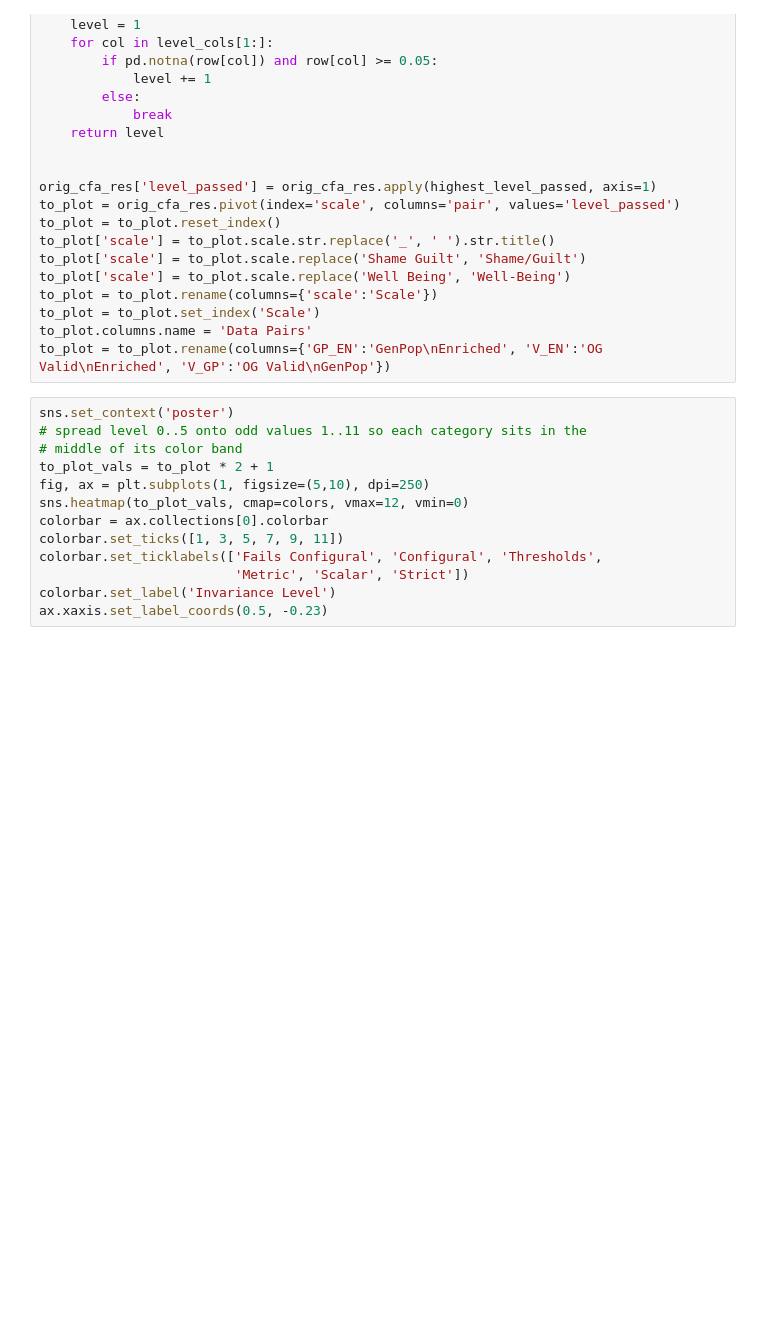
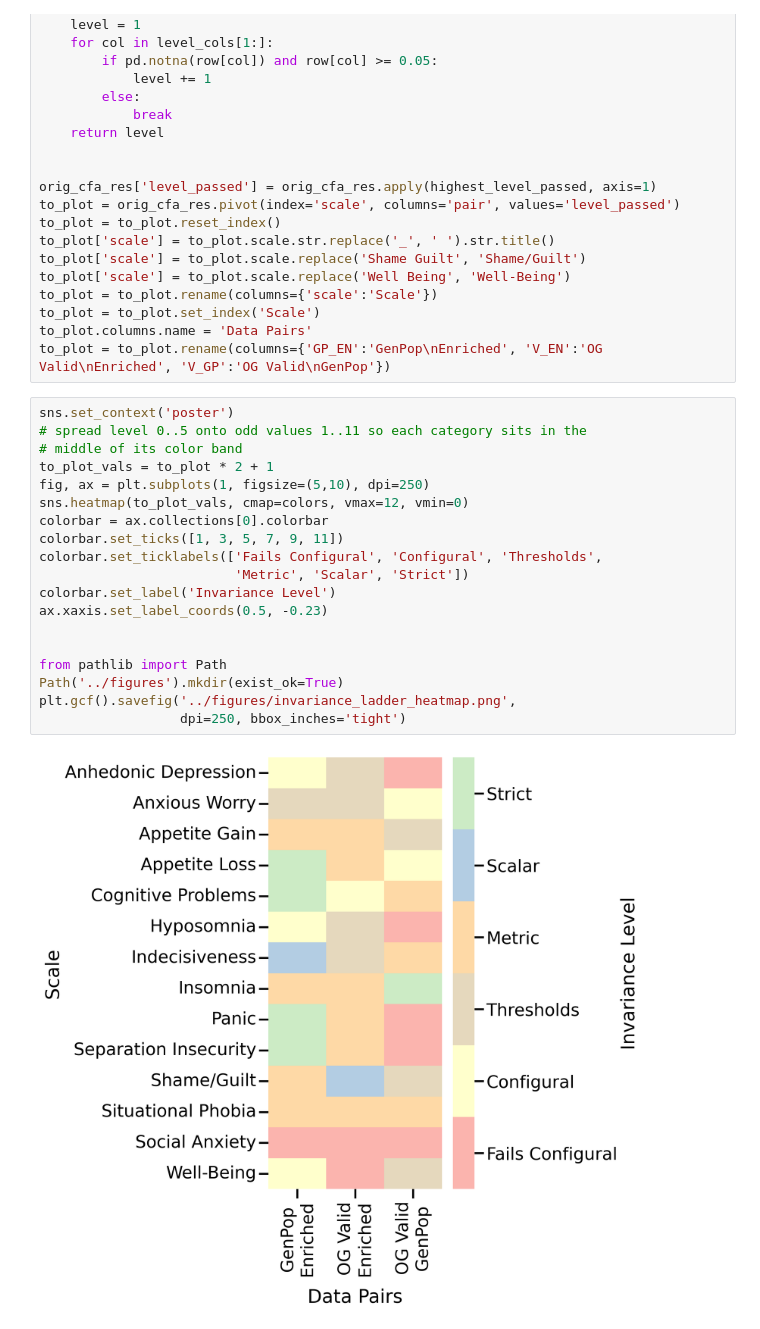
Before and after one commit to Shotgunosine/HiTOP, a Jupyter notebook: notebooks/NB_invariance_plot.ipynb, the cells around one changed output. Cells and saved outputs as stored; diff of their text form; blank space fills up the shorter version.

```diff
--- a/notebooks/NB_invariance_plot.ipynb
+++ b/notebooks/NB_invariance_plot.ipynb
@@ -55,13 +82,21 @@ to_plot = to_plot.rename(columns={'GP_EN':'GenPop\nEnriched', 'V_EN':'OG Valid\n
 # %%
 sns.set_context('poster')
 # spread level 0..5 onto odd values 1..11 so each category sits in the
 # middle of its color band
 to_plot_vals = to_plot * 2 + 1
 fig, ax = plt.subplots(1, figsize=(5,10), dpi=250)
 sns.heatmap(to_plot_vals, cmap=colors, vmax=12, vmin=0)
 colorbar = ax.collections[0].colorbar
 colorbar.set_ticks([1, 3, 5, 7, 9, 11])
 colorbar.set_ticklabels(['Fails Configural', 'Configural', 'Thresholds',
                          'Metric', 'Scalar', 'Strict'])
 colorbar.set_label('Invariance Level')
 ax.xaxis.set_label_coords(0.5, -0.23)
+
+
+from pathlib import Path
+Path('../figures').mkdir(exist_ok=True)
+plt.gcf().savefig('../figures/invariance_ladder_heatmap.png',
+                  dpi=250, bbox_inches='tight')
+# %% [output]
+[figure, added]
```
Also changed, not shown: parts of 4 cells of this notebook, 1 other file.
